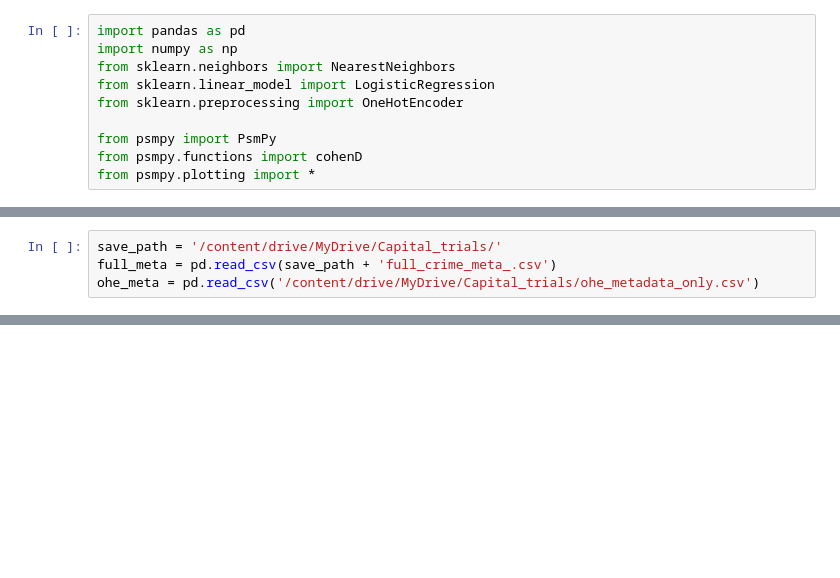
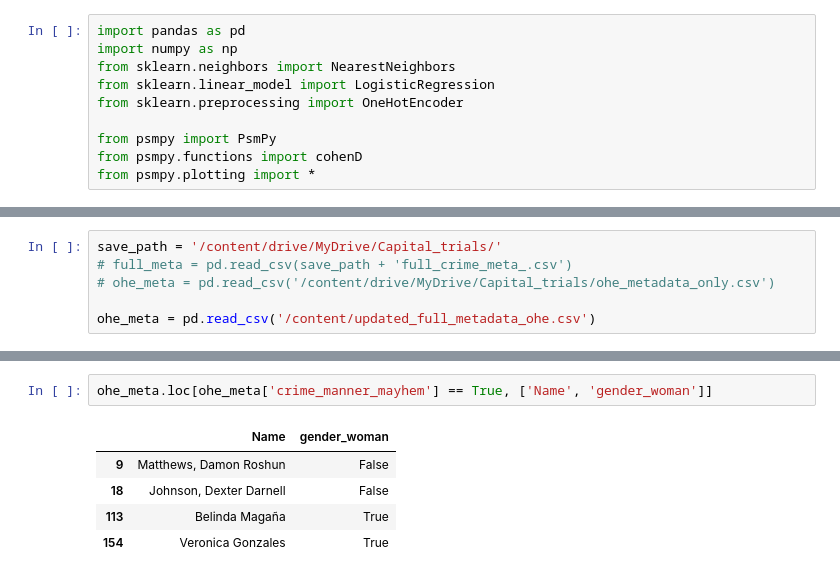
Before and after one commit to camille2019/Women-Capital-Trial-Analysis, a Jupyter notebook: propensity_matching_psm.ipynb, the cells around one changed output, grey strips where cells are left out. Drawn from its saved outputs; the diff is of its cells as text; blank space fills up the shorter version.

```diff
--- a/propensity_matching_psm.ipynb
+++ b/propensity_matching_psm.ipynb
@@ -41,4 +40,6 @@ Drive already mounted at /content/drive; to attempt to forcibly remount, call dr
 # %%
 save_path = '/content/drive/MyDrive/Capital_trials/'
-full_meta = pd.read_csv(save_path + 'full_crime_meta_.csv')
-ohe_meta = pd.read_csv('/content/drive/MyDrive/Capital_trials/ohe_metadata_only.csv')
+# full_meta = pd.read_csv(save_path + 'full_crime_meta_.csv')
+# ohe_meta = pd.read_csv('/content/drive/MyDrive/Capital_trials/ohe_metadata_only.csv')
+
+ohe_meta = pd.read_csv('/content/updated_full_metadata_ohe.csv')
@@ -45 +70,9 @@ ohe_meta = pd.read_csv('/content/drive/MyDrive/Capital_trials/ohe_metadata_only.
+# %%
+ohe_meta.loc[ohe_meta['crime_manner_mayhem'] == True, ['Name', 'gender_woman']]
+# %% [output]
+|  | Name | gender_woman |
+| 9 | Matthews, Damon Roshun | False |
+| 18 | Johnson, Dexter Darnell | False |
+| 113 | Belinda Magaña | True |
+| 154 | Veronica Gonzales | True |
 # %%
```
Also changed, not shown: parts of 32 cells of this notebook.
